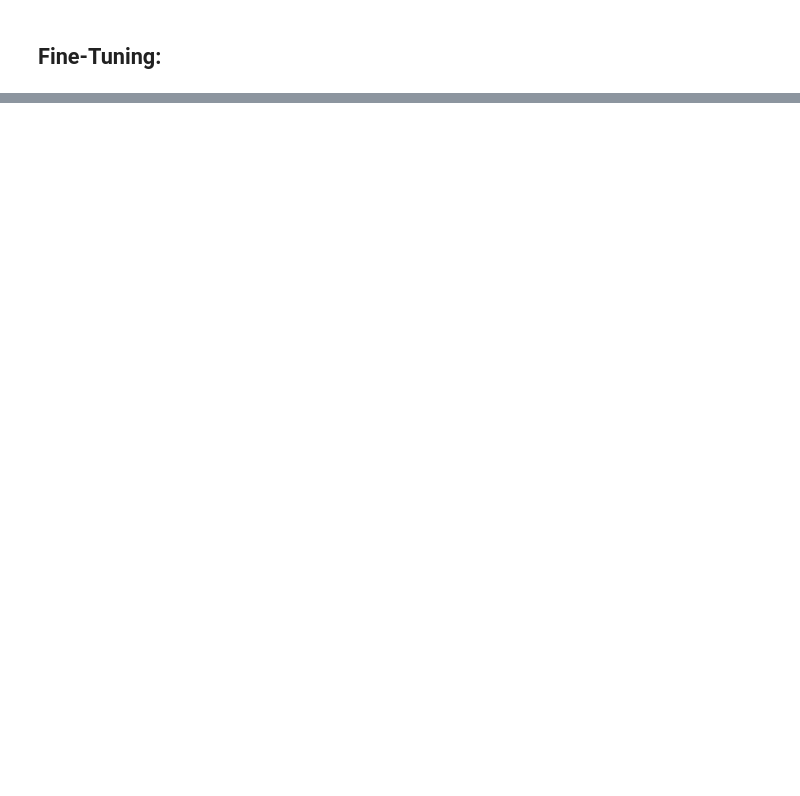
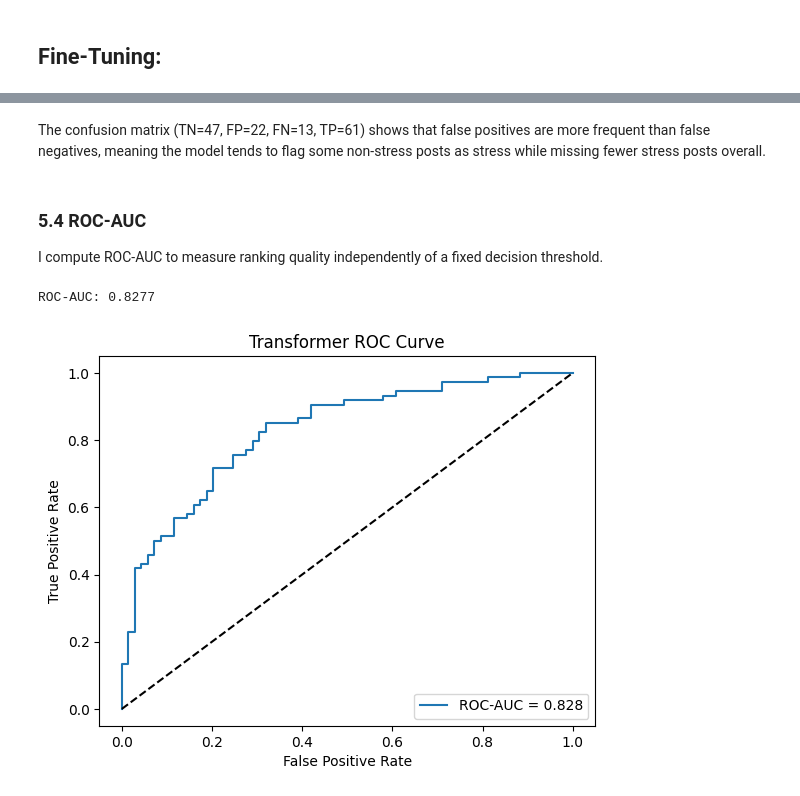
Before and after one commit to jacques2/dreaddit-stress-nlp, a Jupyter notebook: notebooks/03_train_transformer.ipynb, the cells around one changed output, grey strips where cells are left out. Drawn from its saved outputs; the diff is of its cells as text; code cells hidden in the pictures; blank space fills up the shorter version.

```diff
--- a/notebooks/03_train_transformer.ipynb
+++ b/notebooks/03_train_transformer.ipynb
@@ -164,0 +254,22 @@ TrainOutput(global_step=96, training_loss=0.5310603181521097, metrics={'train_ru
+# %% [markdown]
+The confusion matrix (TN=47, FP=22, FN=13, TP=61) shows that false positives are more frequent than false negatives, meaning the model tends to flag some non-stress posts as stress while missing fewer stress posts overall.
+# %% [markdown]
+### 5.4 ROC-AUC
+
+I compute ROC-AUC to measure ranking quality independently of a fixed decision threshold.
+# %%
+roc_auc = roc_auc_score(y_true, y_proba)
+print(f"ROC-AUC: {roc_auc:.4f}")
+
+fpr, tpr, _ = roc_curve(y_true, y_proba)
+plt.figure()
+plt.plot(fpr, tpr, label=f"ROC-AUC = {roc_auc:.3f}")
+plt.plot([0, 1], [0, 1], "k--")
+plt.xlabel("False Positive Rate")
+plt.ylabel("True Positive Rate")
+plt.title("Transformer ROC Curve")
+plt.legend(loc="lower right")
+plt.show()
+# %% [output]
+ROC-AUC: 0.8277
+[figure, added]
```
Also changed, not shown: parts of 25 cells of this notebook, 13 other files.
